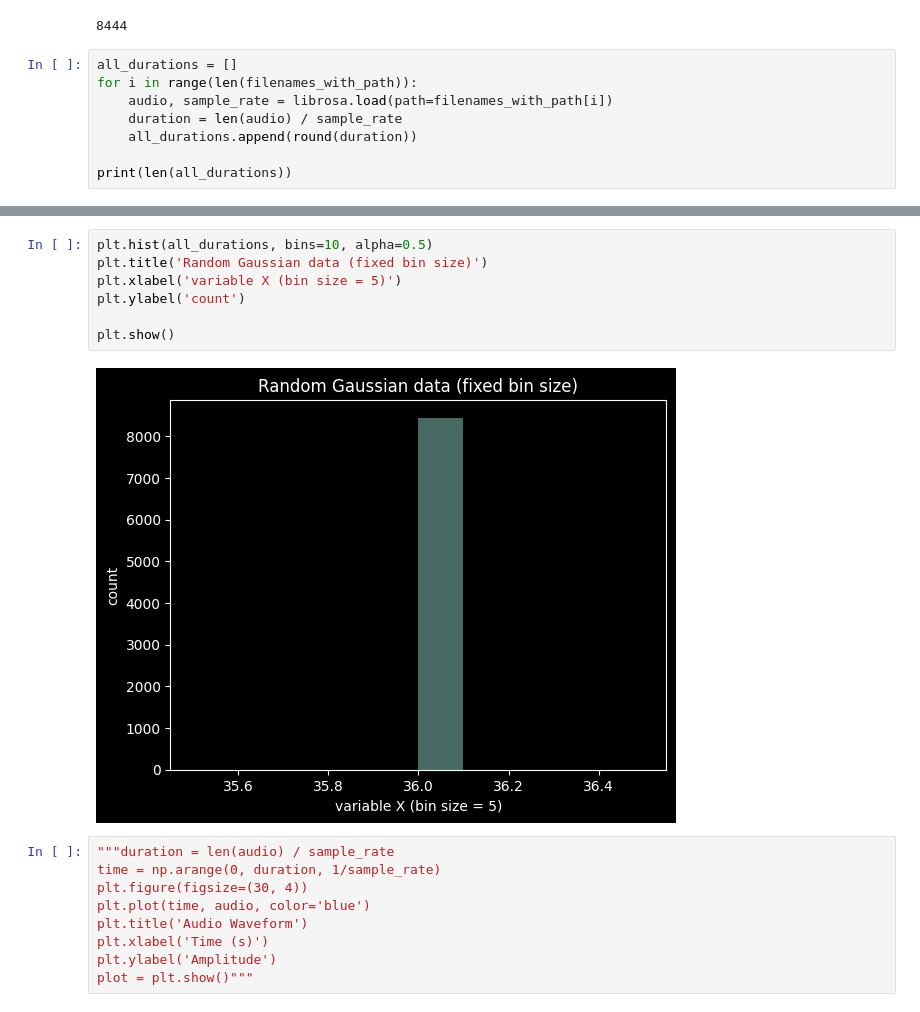
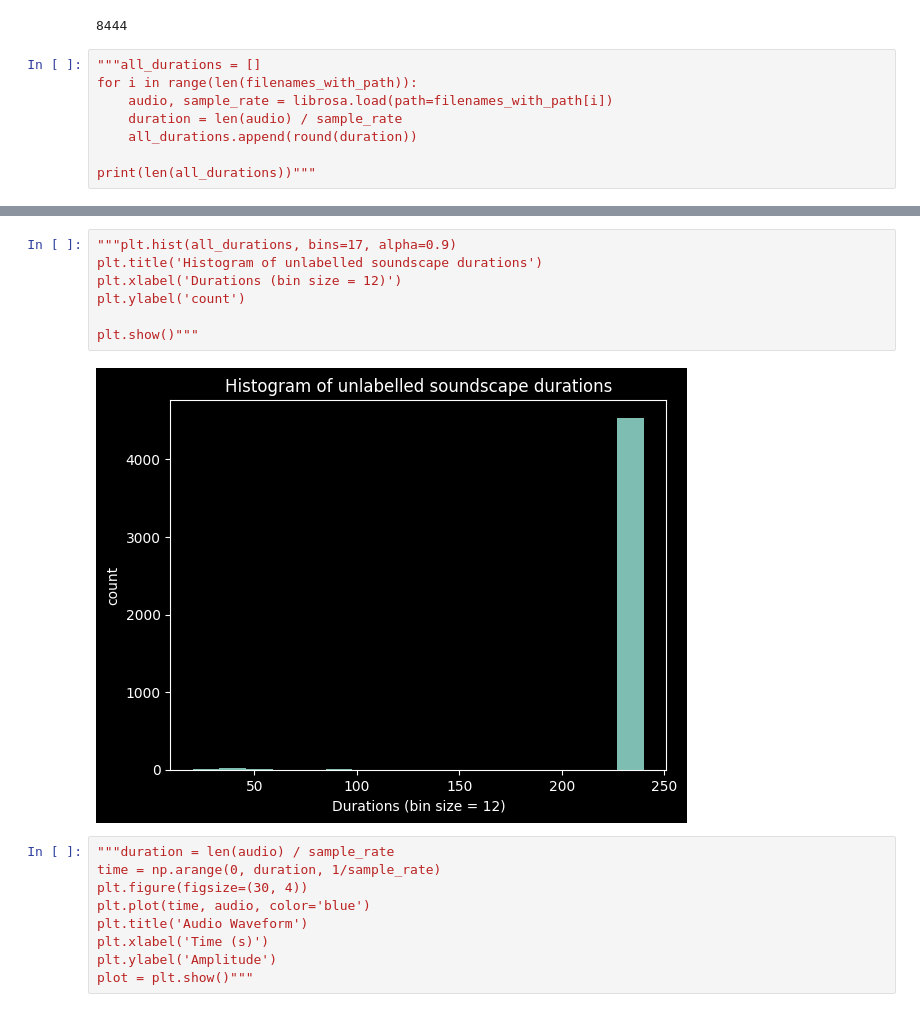
Before and after one commit to sumaniitm/BirdCLEF-2024-kaggle, a Jupyter notebook: find_regions_of_interest.ipynb, the cells around one changed output, grey strips where cells are left out. Saved outputs shown, nothing was run; the diff lists cells and outputs as text.

```diff
--- a/find_regions_of_interest.ipynb
+++ b/find_regions_of_interest.ipynb
@@ -140,10 +154,10 @@ print(len(filenames))
 # %% [output]
 8444
 # %%
-all_durations = []
+"""all_durations = []
 for i in range(len(filenames_with_path)):
     audio, sample_rate = librosa.load(path=filenames_with_path[i])
     duration = len(audio) / sample_rate
     all_durations.append(round(duration))
 
-print(len(all_durations))
+print(len(all_durations))"""
@@ -170,12 +166,12 @@ all_durations
 # %%
-plt.hist(all_durations, bins=10, alpha=0.5)
-plt.title('Random Gaussian data (fixed bin size)')
-plt.xlabel('variable X (bin size = 5)')
+"""plt.hist(all_durations, bins=17, alpha=0.9)
+plt.title('Histogram of unlabelled soundscape durations')
+plt.xlabel('Durations (bin size = 12)')
 plt.ylabel('count')
 
-plt.show()
+plt.show()"""
 # %% [output]
-[figure, old version]
+[figure, new version]
 # %%
 """duration = len(audio) / sample_rate
 time = np.arange(0, duration, 1/sample_rate)
```
Also changed, not shown: parts of 31 cells of this notebook.
